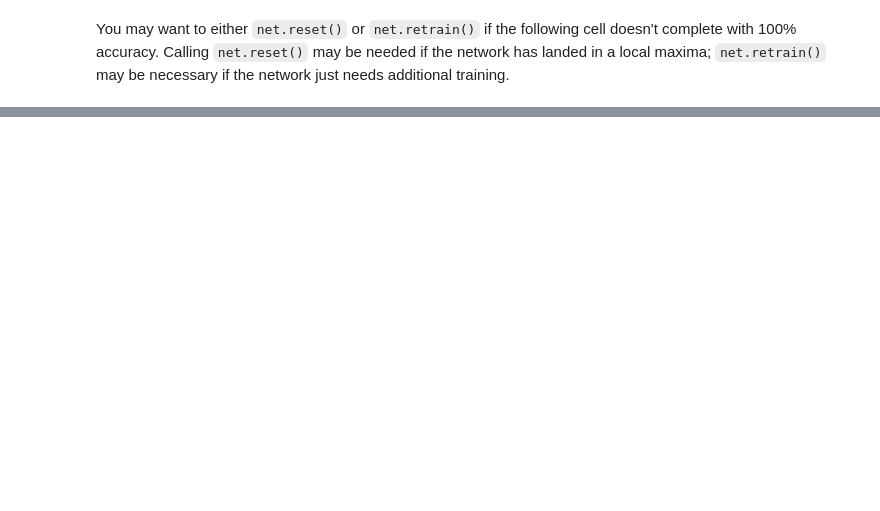
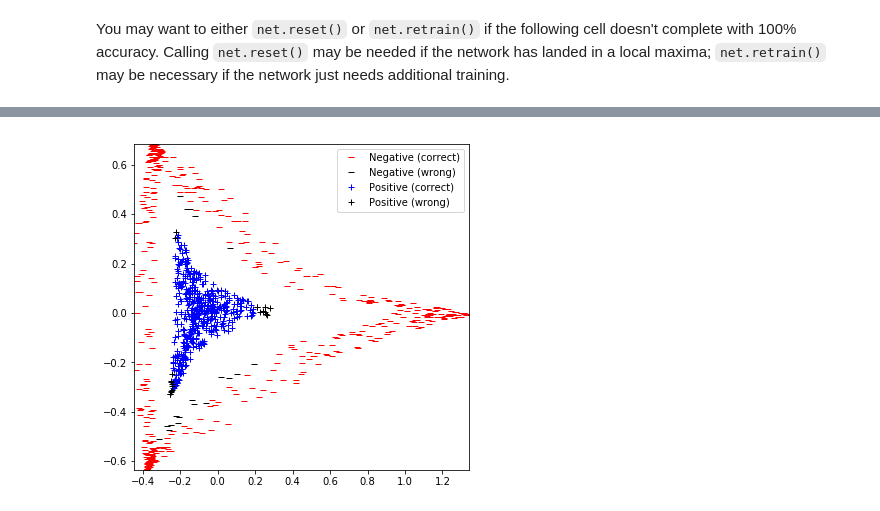
Before and after one commit to ArtificialIntelligenceToolkit/conx, a Jupyter notebook: notebooks/PCA.ipynb, the cells around one changed output, grey strips where cells are left out. Cells and saved outputs as stored; diff of their text form; code cells hidden in the pictures; blank space fills up the shorter version.

```diff
--- a/notebooks/PCA.ipynb
+++ b/notebooks/PCA.ipynb
@@ -118,0 +135,5 @@ net.playback(lambda net, epoch: scatter(**pca.transform_network_bank(net, "hidde
+# %%
+scatter(**pca.transform_network_bank(net, "hidden", test=True),
+        symbols=symbols)
+# %% [output]
+[figure, added]
```
Also changed, not shown: parts of 11 cells of this notebook, 2 other files.
